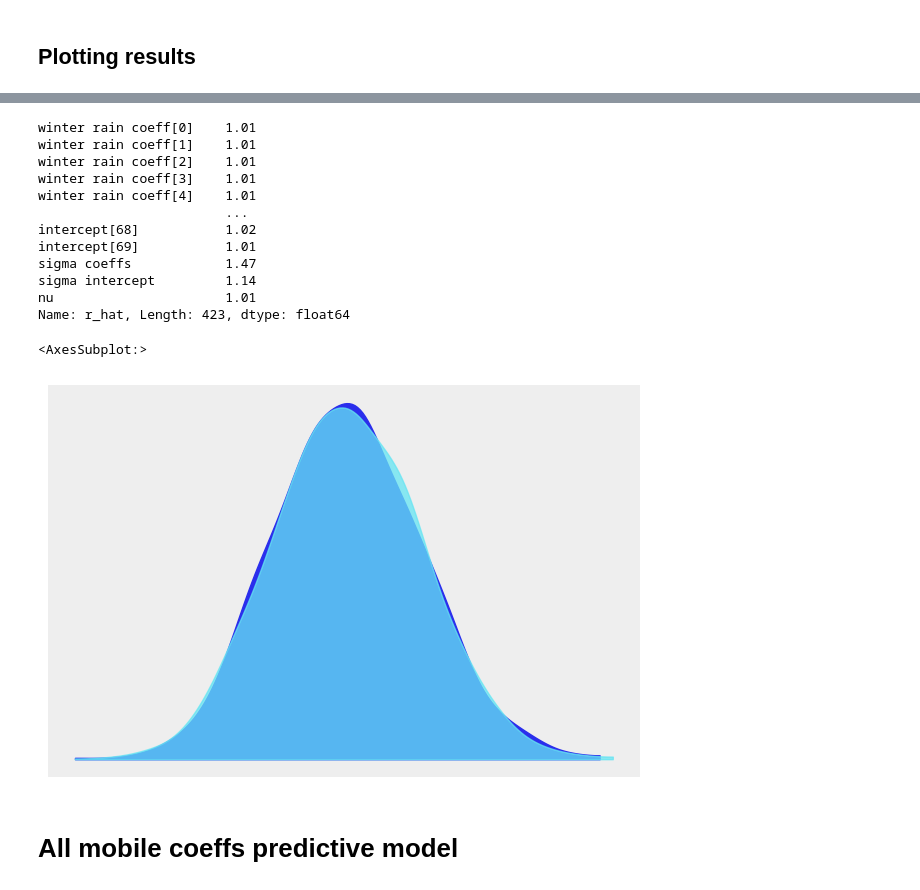
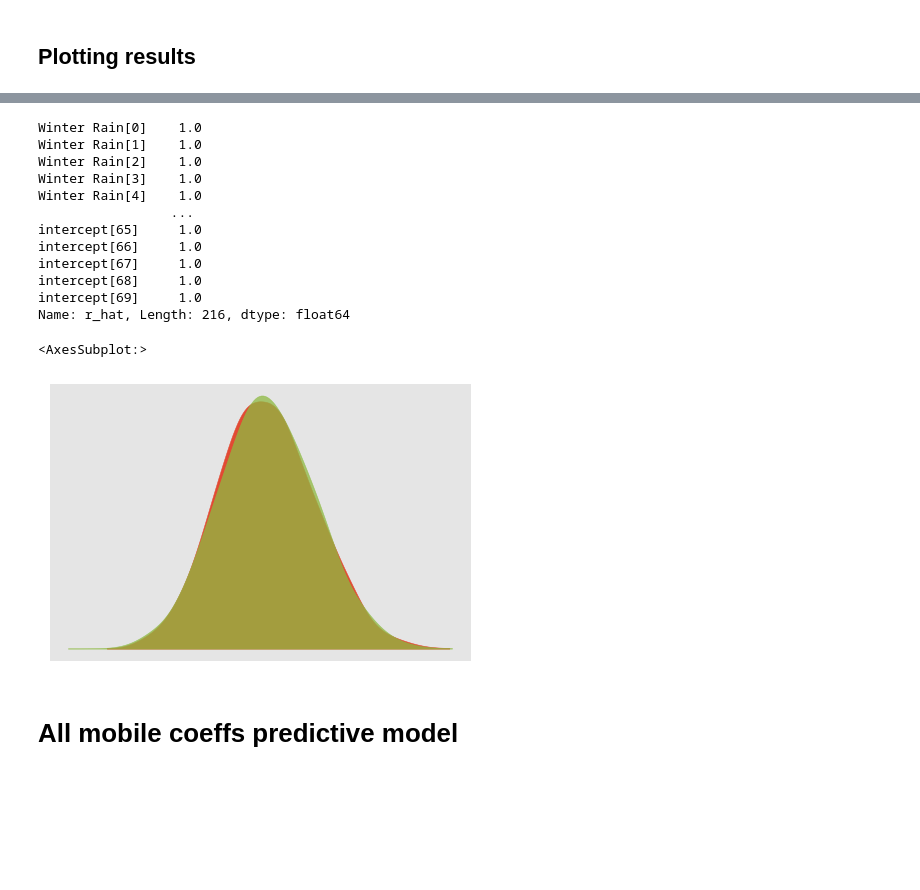
Before and after one commit to RoucherA/GrandCruClassifier, a Jupyter notebook: HMC Model.ipynb, the cells around one changed output, grey strips where cells are left out. Saved outputs shown, nothing was run; the diff lists cells and outputs as text; code cells hidden in the pictures; blank space fills up the shorter version.

```diff
--- a/HMC Model.ipynb
+++ b/HMC Model.ipynb
@@ -86,8 +87,14 @@ X['Harvest Temperature'] = \
 X['Square Harvest Temperature'] = X['Harvest Temperature']**2
 
 #X['Past Year Quality'] = y['Log Price'].shift(1).fillna(0) - y['Log Price'].rolling(10).mean().shift(1).fillna(0)
-#X['Frost Days'] = frost_days['Fev'] + 2*frost_days['Mar']+ 3*frost_days['Avr']+ 3*(frost_days['Mai'] + frost_days['Jui'])
-display(X.head(30))
+
+X['Frost Days'] = frost_days['Mar']+ 3*frost_days['Avr']+ 3*(frost_days['Mai'] + frost_days['Jui'])
+
+#X['Severe Frost Days'] = (severe_frost_days['Sep'].shift(1).fillna(0) + severe_frost_days['Oct'].shift(1).fillna(0) + severe_frost_days['Nov'].shift(1).fillna(0))*3 + severe_frost_days['Dec'].shift(1).fillna(0)*2 + severe_frost_days['Jan'] + severe_frost_days['Fev'] + severe_frost_days['Mar']*2 + severe_frost_days['Mar']*3
+
+X['Frost Days Prev Fall'] = 2*frost_days['Oct'].shift(1).fillna(0)+ frost_days['Nov'].shift(1).fillna(0)
+display(X.tail()) + frost_days['Dec'].shift(1).fillna(0)
+display(X.tail())
 #X['Insulation'] = insulation.iloc[:,0] # negative on mean r2 and bad scores
 # %% [output]
 |  | Winter Rain | Harvest Rain | Winter Temperature | Square Winter Temperature | Summer Temperature | ... |
@@ -133,7 +156,8 @@ Runtime of below,
 # %%
 CONSTANT_COEFFS = ['Harvest Temperature', 'Square Harvest Temperature',\
                    'Summer Temperature', 'Square Summer Temperature',\
-                   'Winter Temperature', 'Square Winter Temperature']
+                   'Winter Temperature', 'Square Winter Temperature',\
+                  'Harvest Rain']
 # %% [markdown]
 ## Findings:
 
@@ -145,7 +171,7 @@ CONSTANT_COEFFS = ['Harvest Temperature', 'Square Harvest Temperature',\
 # %%
 import pymc3 as pm # Last correct version: 3.7.0
 
-with pm.Model() as model:
+with pm.Model() as model_global:
     #sigma_coeffs = pm.Exponential('sigma coeffs', 1/.01, testval=1) # Random walk jump size
     #sigma_intercept = pm.Exponential('sigma intercept', 1/.01, testval=1) # Random walk jump size
     sigma_coeffs = 0.013
@@ -162,6 +188,12 @@ with pm.Model() as model:
     coeffs.append((pm.Normal('Square Winter Temperature', mu=0.4, sd=0.3), 'Square Winter Temperature'))
     coeffs.append((pm.Normal('Summer Temperature', mu=0.5, sd=0.3), 'Summer Temperature'))
     coeffs.append((pm.Normal('Square Summer Temperature', mu=-0.5, sd=0.3), 'Square Summer Temperature'))
+
+    coeffs.append((pm.Normal('Harvest Rain', mu=-0.1, sd=0.1), 'Harvest Rain'))
+    #coeffs.append((pm.Normal('Severe Frost Days', mu=-0.05, sd=0.05), 'Severe Frost Days'))
+
+    #coeffs.append((pm.Normal('Winter Rain', mu= 0.6, sd=0.1), 'Harvest Rain'))
+
     #coeffs.append((pm.Normal('Past Year Quality', mu=0.07, sd=0.2), 'Past Year Quality'))
 
     intercept = pm.GaussianRandomWalk('intercept', mu=0, sigma=sigma_intercept, shape=len(y))
@@ -375,23 +570,23 @@ array([[<AxesSubplot:title={'center':'x'}>,
 # %%
-az.summary(trace)['r_hat']
+az.summary(trace_global)['r_hat']
 # %% [output]
-winter rain coeff[0]    1.01
-winter rain coeff[1]    1.01
-winter rain coeff[2]    1.01
-winter rain coeff[3]    1.01
-winter rain coeff[4]    1.01
-                        ...
-intercept[68]           1.02
-intercept[69]           1.01
-sigma coeffs            1.47
-sigma intercept         1.14
-nu                      1.01
-Name: r_hat, Length: 423, dtype: float64
+Winter Rain[0]    1.0
+Winter Rain[1]    1.0
+Winter Rain[2]    1.0
+Winter Rain[3]    1.0
+Winter Rain[4]    1.0
+                 ...
+intercept[65]     1.0
+intercept[66]     1.0
+intercept[67]     1.0
+intercept[68]     1.0
+intercept[69]     1.0
+Name: r_hat, Length: 216, dtype: float64
 # %%
-pm.energyplot(trace, legend=False, figsize=(6, 4))
+pm.energyplot(trace_global, legend=False, figsize=(6, 4))
 # %% [output]
 <AxesSubplot:>
-[figure, old version]
+[figure, new version]
 # %% [markdown]
 # All mobile coeffs predictive model
 # %% [markdown]
```
Also changed, not shown: parts of 23 cells of this notebook, 2 other files.
